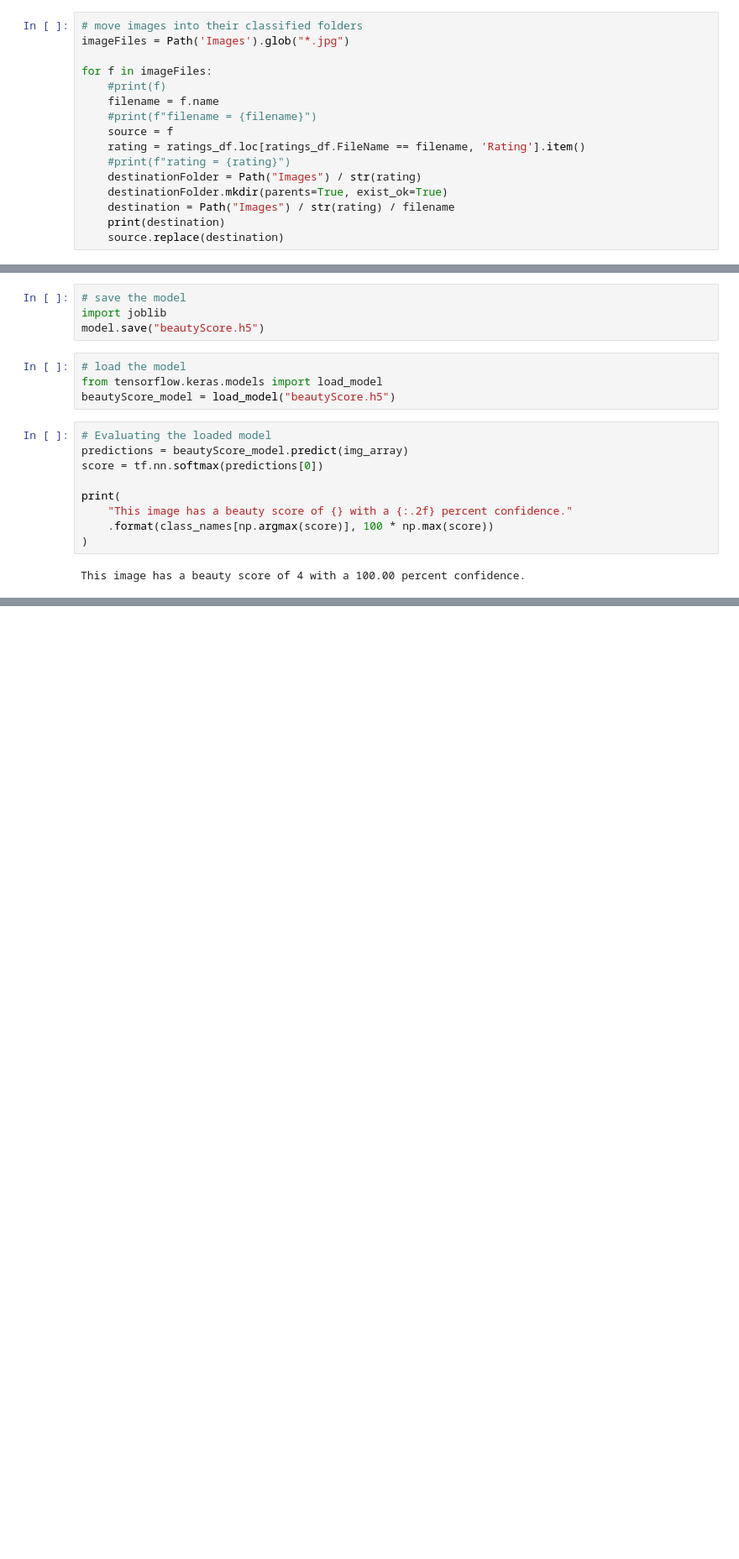
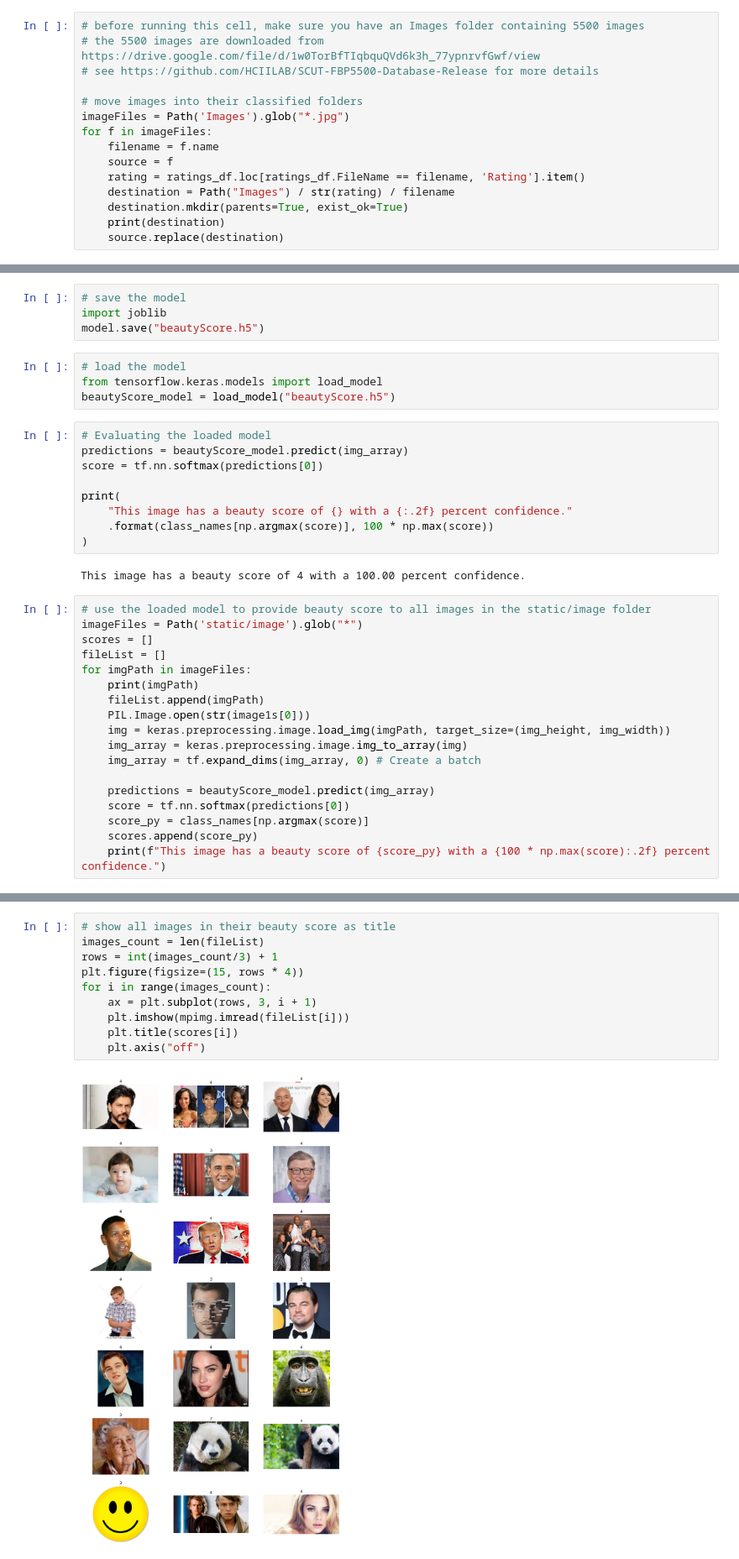
Before and after one commit to Vinz14Paul14/PhotoChecker-ML-APP, a Jupyter notebook: beautyScore.ipynb, the cells around one changed output, grey strips where cells are left out. Shown at 84% size. Cells and saved outputs as stored; diff of their text form; blank space fills up the shorter version.

Commit message:
updated beautyScore.ipynb notebook

```diff
--- a/beautyScore.ipynb
+++ b/beautyScore.ipynb
@@ -26,18 +27,17 @@ ratings_df.head()
 | 3 | AF1000.jpg | 4 |
 | 4 | AF1001.jpg | 4 |
 # %%
+# before running this cell, make sure you have an Images folder containing 5500 images
+# the 5500 images are downloaded from https://drive.google.com/file/d/1w0TorBfTIqbquQVd6k3h_77ypnrvfGwf/view
+# see https://github.com/HCIILAB/SCUT-FBP5500-Database-Release for more details
+
 # move images into their classified folders
 imageFiles = Path('Images').glob("*.jpg")
-
 for f in imageFiles:
-    #print(f)
     filename = f.name
-    #print(f"filename = {filename}")
     source = f
     rating = ratings_df.loc[ratings_df.FileName == filename, 'Rating'].item()
-    #print(f"rating = {rating}")
-    destinationFolder = Path("Images") / str(rating)
-    destinationFolder.mkdir(parents=True, exist_ok=True)
     destination = Path("Images") / str(rating) / filename
+    destination.mkdir(parents=True, exist_ok=True)
     print(destination)
     source.replace(destination)
@@ -335,3 +303,21 @@ print(
 )
 # %% [output]
 This image has a beauty score of 4 with a 100.00 percent confidence.
+# %%
+# use the loaded model to provide beauty score to all images in the static/image folder
+imageFiles = Path('static/image').glob("*")
+scores = []
+fileList = []
+for imgPath in imageFiles:
+    print(imgPath)
+    fileList.append(imgPath)
+    PIL.Image.open(str(image1s[0]))
+    img = keras.preprocessing.image.load_img(imgPath, target_size=(img_height, img_width))
+    img_array = keras.preprocessing.image.img_to_array(img)
+    img_array = tf.expand_dims(img_array, 0) # Create a batch
+
+    predictions = beautyScore_model.predict(img_array)
+    score = tf.nn.softmax(predictions[0])
+    score_py = class_names[np.argmax(score)]
+    scores.append(score_py)
+    print(f"This image has a beauty score of {score_py} with a {100 * np.max(score):.2f} percent confidence.")
@@ -337,0 +342,12 @@ This image has a beauty score of 4 with a 100.00 percent confidence.
+# %%
+# show all images in their beauty score as title
+images_count = len(fileList)
+rows = int(images_count/3) + 1
+plt.figure(figsize=(15, rows * 4))
+for i in range(images_count):
+    ax = plt.subplot(rows, 3, i + 1)
+    plt.imshow(mpimg.imread(fileList[i]))
+    plt.title(scores[i])
+    plt.axis("off")
+# %% [output]
+[figure, added]
```
Also changed, not shown: parts of 12 cells of this notebook, 1 other file.
